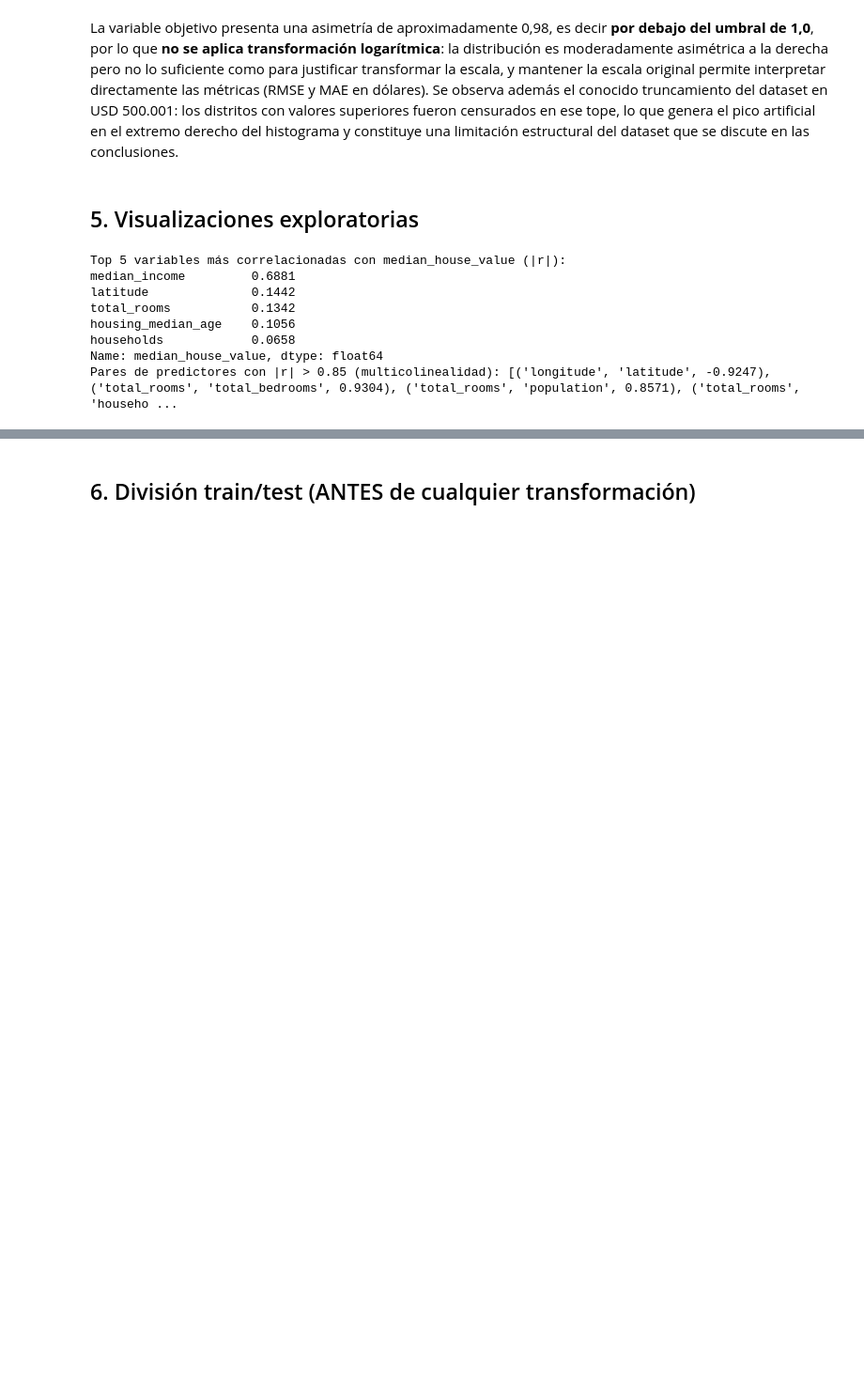
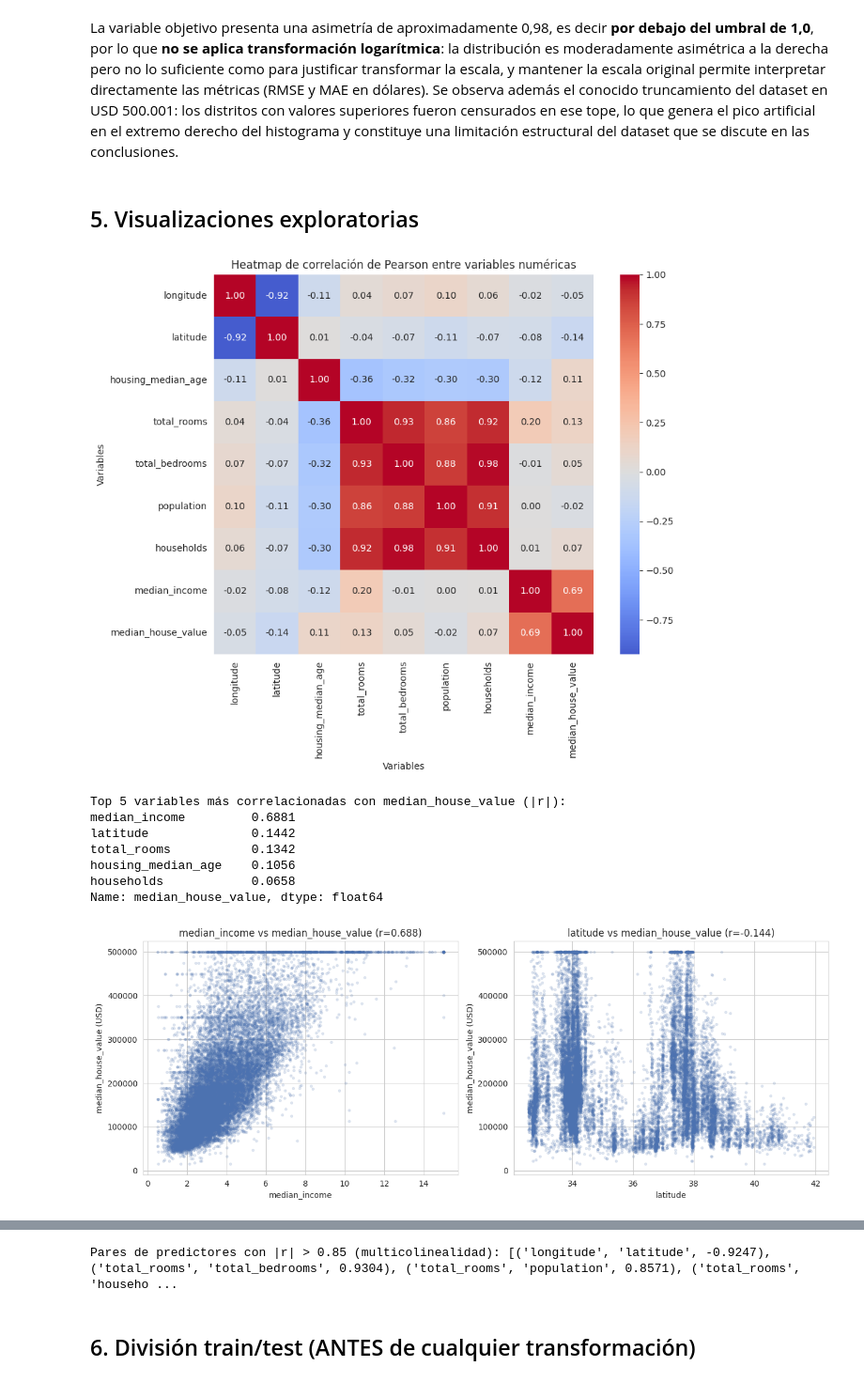
Before and after one commit to SotoAlt/ML1_ExamenAplicado_Soto_Rodrigo, a Jupyter notebook: ML1_ExamenAplicado_Soto_Rodrigo.ipynb, the cells around one changed output, grey strips where cells are left out. Shown at 94% size. Drawn from its saved outputs; the diff is of its cells as text; code cells hidden in the pictures; blank space fills up the shorter version.

```diff
--- a/ML1_ExamenAplicado_Soto_Rodrigo.ipynb
+++ b/ML1_ExamenAplicado_Soto_Rodrigo.ipynb
@@ -247,38 +251,39 @@ plt.figure(figsize=(10, 8))
 sns.heatmap(corr, annot=True, fmt=".2f", cmap="coolwarm", center=0, square=True)
 plt.title("Heatmap de correlación de Pearson entre variables numéricas")
 plt.xlabel("Variables"); plt.ylabel("Variables")
-plt.tight_layout(); plt.savefig("figures/05_corr_heatmap.png", dpi=150); plt.close()
+plt.tight_layout(); plt.savefig("figures/05_corr_heatmap.png", dpi=150); plt.show()
 
 target_corr = corr["median_house_value"].drop("median_house_value").abs().sort_values(ascending=False)
 print("Top 5 variables más correlacionadas con median_house_value (|r|):")
 print(target_corr.head(5).round(4))
 RESULTS["top5_corr_target"] = target_corr.head(5).round(4).to_dict()
 
 top2 = target_corr.head(2).index.tolist()
 fig, axes = plt.subplots(1, 2, figsize=(13, 5))
 for ax, c in zip(axes, top2):
     ax.scatter(df[c], df["median_house_value"], alpha=0.15, s=8, color="#4C72B0")
     ax.set_title(f"{c} vs median_house_value (r={corr.loc[c,'median_house_value']:.3f})")
     ax.set_xlabel(c); ax.set_ylabel("median_house_value (USD)")
-plt.tight_layout(); plt.savefig("figures/06_scatter_top2.png", dpi=150); plt.close()
+plt.tight_layout(); plt.savefig("figures/06_scatter_top2.png", dpi=150); plt.show()
 
 plt.figure(figsize=(10, 6))
 sns.violinplot(data=df, x="ocean_proximity", y="median_house_value", palette="Set2")
 plt.title("Distribución del valor de vivienda según proximidad al océano")
 plt.xlabel("Proximidad al océano"); plt.ylabel("median_house_value (USD)")
-plt.tight_layout(); plt.savefig("figures/07_violin_ocean.png", dpi=150); plt.close()
+plt.tight_layout(); plt.savefig("figures/07_violin_ocean.png", dpi=150); plt.show()
 
 # Multicolinealidad
 high_corr = []
 cols_c = corr.columns.drop("median_house_value")
 for i in range(len(cols_c)):
     for j in range(i + 1, len(cols_c)):
         r = corr.loc[cols_c[i], cols_c[j]]
         if abs(r) > 0.85:
             high_corr.append((cols_c[i], cols_c[j], round(float(r), 4)))
 print("Pares de predictores con |r| > 0.85 (multicolinealidad):", high_corr)
 RESULTS["multicolinealidad"] = high_corr
 # %% [output]
+[figure, added]
 Top 5 variables más correlacionadas con median_house_value (|r|):
 median_income         0.6881
 latitude              0.1442
@@ -286,4 +291,4 @@ total_rooms           0.1342
 housing_median_age    0.1056
 households            0.0658
 Name: median_house_value, dtype: float64
-Pares de predictores con |r| > 0.85 (multicolinealidad): [('longitude', 'latitude', -0.9247), ('total_rooms', 'total_bedrooms', 0.9304), ('total_rooms', 'population', 0.8571), ('total_rooms', 'househo ...
+[figure, added]
@@ -290,3 +296,4 @@ Pares de predictores con |r| > 0.85 (multicolinealidad): [('longitude', 'latitud
+Pares de predictores con |r| > 0.85 (multicolinealidad): [('longitude', 'latitude', -0.9247), ('total_rooms', 'total_bedrooms', 0.9304), ('total_rooms', 'population', 0.8571), ('total_rooms', 'househo ...
 # %% [markdown]
 ## 6. División train/test (ANTES de cualquier transformación)
 # %%
```
Also changed, not shown: parts of 14 cells of this notebook.
